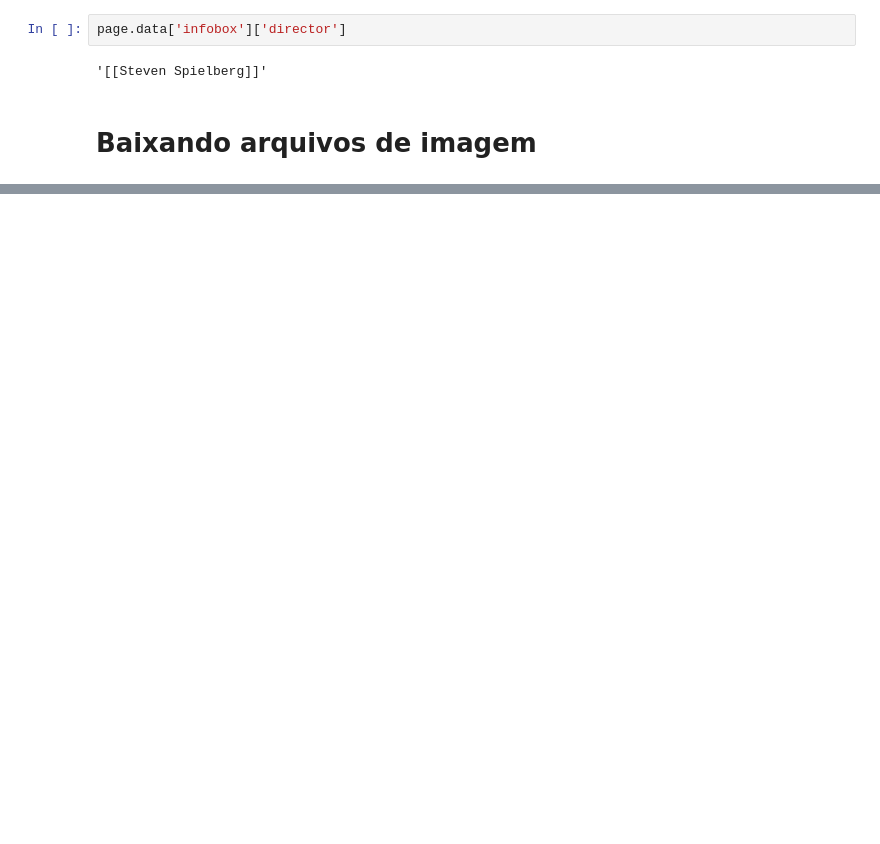
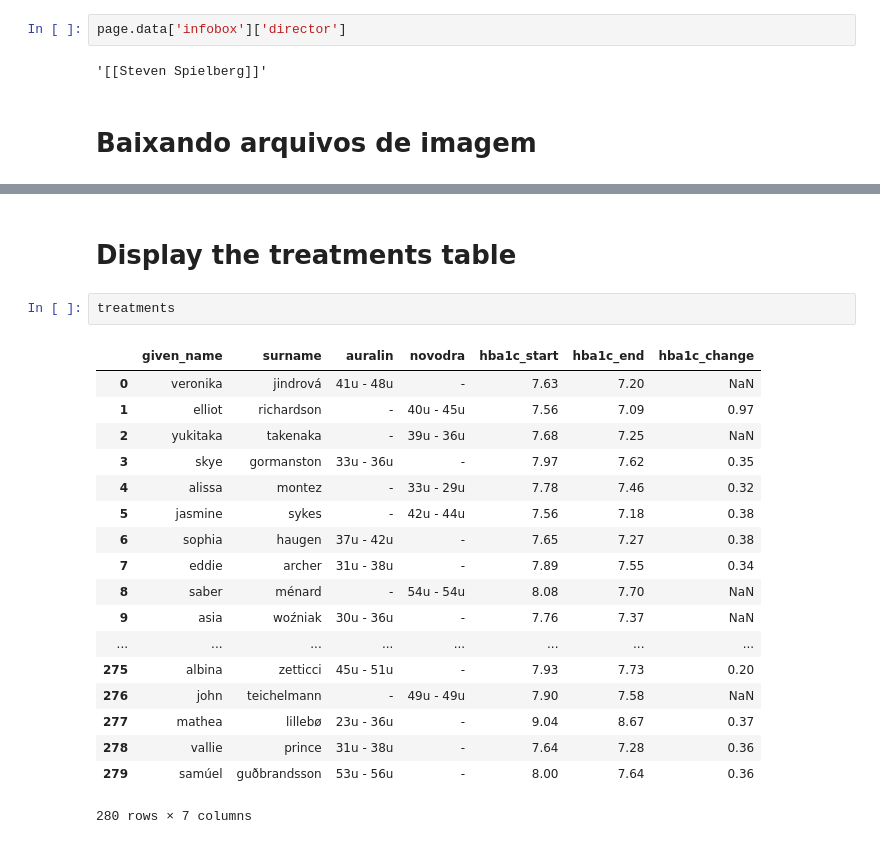
Before and after one commit to geocarvalho/python-ds, a Jupyter notebook: DS-fundations-2/data-wrangling/02_gathering-data.ipynb, the cells around one changed output, grey strips where cells are left out. Saved outputs shown, nothing was run; the diff lists cells and outputs as text; blank space fills up the shorter version.

```diff
--- a/DS-fundations-2/data-wrangling/02_gathering-data.ipynb
+++ b/DS-fundations-2/data-wrangling/02_gathering-data.ipynb
@@ -275,0 +610,23 @@ NameError: name 'filename' is not defined
+# %% [markdown]
+# Display the treatments table
+# %%
+treatments
+# %% [output]
+|  | given_name | surname | auralin | novodra | hba1c_start | hba1c_end | hba1c_change |
+| 0 | veronika | jindrová | 41u - 48u | - | 7.63 | 7.20 | NaN |
+| 1 | elliot | richardson | - | 40u - 45u | 7.56 | 7.09 | 0.97 |
+| 2 | yukitaka | takenaka | - | 39u - 36u | 7.68 | 7.25 | NaN |
+| 3 | skye | gormanston | 33u - 36u | - | 7.97 | 7.62 | 0.35 |
+| 4 | alissa | montez | - | 33u - 29u | 7.78 | 7.46 | 0.32 |
+| 5 | jasmine | sykes | - | 42u - 44u | 7.56 | 7.18 | 0.38 |
+| 6 | sophia | haugen | 37u - 42u | - | 7.65 | 7.27 | 0.38 |
+| 7 | eddie | archer | 31u - 38u | - | 7.89 | 7.55 | 0.34 |
+| 8 | saber | ménard | - | 54u - 54u | 8.08 | 7.70 | NaN |
+| 9 | asia | woźniak | 30u - 36u | - | 7.76 | 7.37 | NaN |
+| ... | ... | ... | ... | ... | ... | ... | ... |
+| 275 | albina | zetticci | 45u - 51u | - | 7.93 | 7.73 | 0.20 |
+| 276 | john | teichelmann | - | 49u - 49u | 7.90 | 7.58 | NaN |
+| 277 | mathea | lillebø | 23u - 36u | - | 9.04 | 8.67 | 0.37 |
+| 278 | vallie | prince | 31u - 38u | - | 7.64 | 7.28 | 0.36 |
+| 279 | samúel | guðbrandsson | 53u - 56u | - | 8.00 | 7.64 | 0.36 |
+280 rows × 7 columns
```
Also changed, not shown: parts of 37 cells of this notebook, 6 other files.
